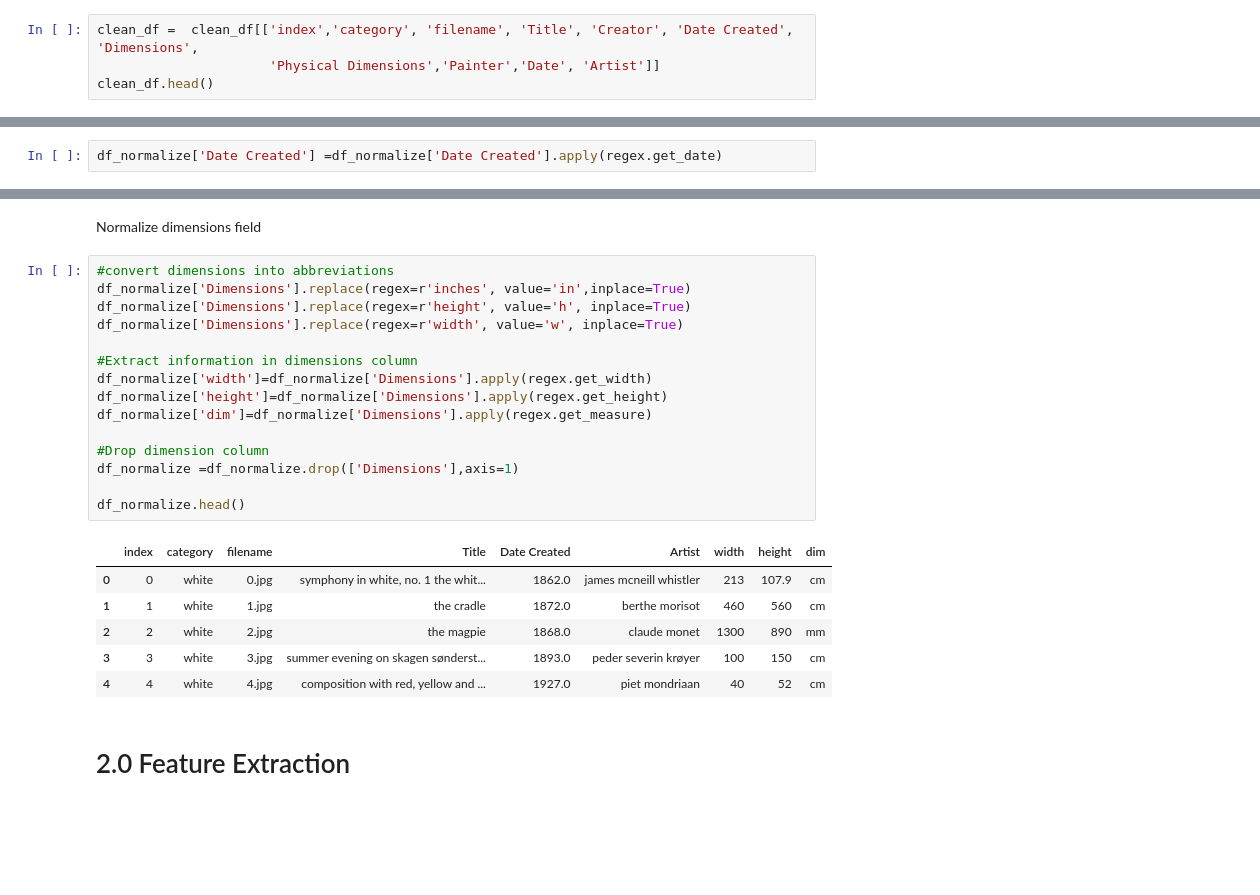
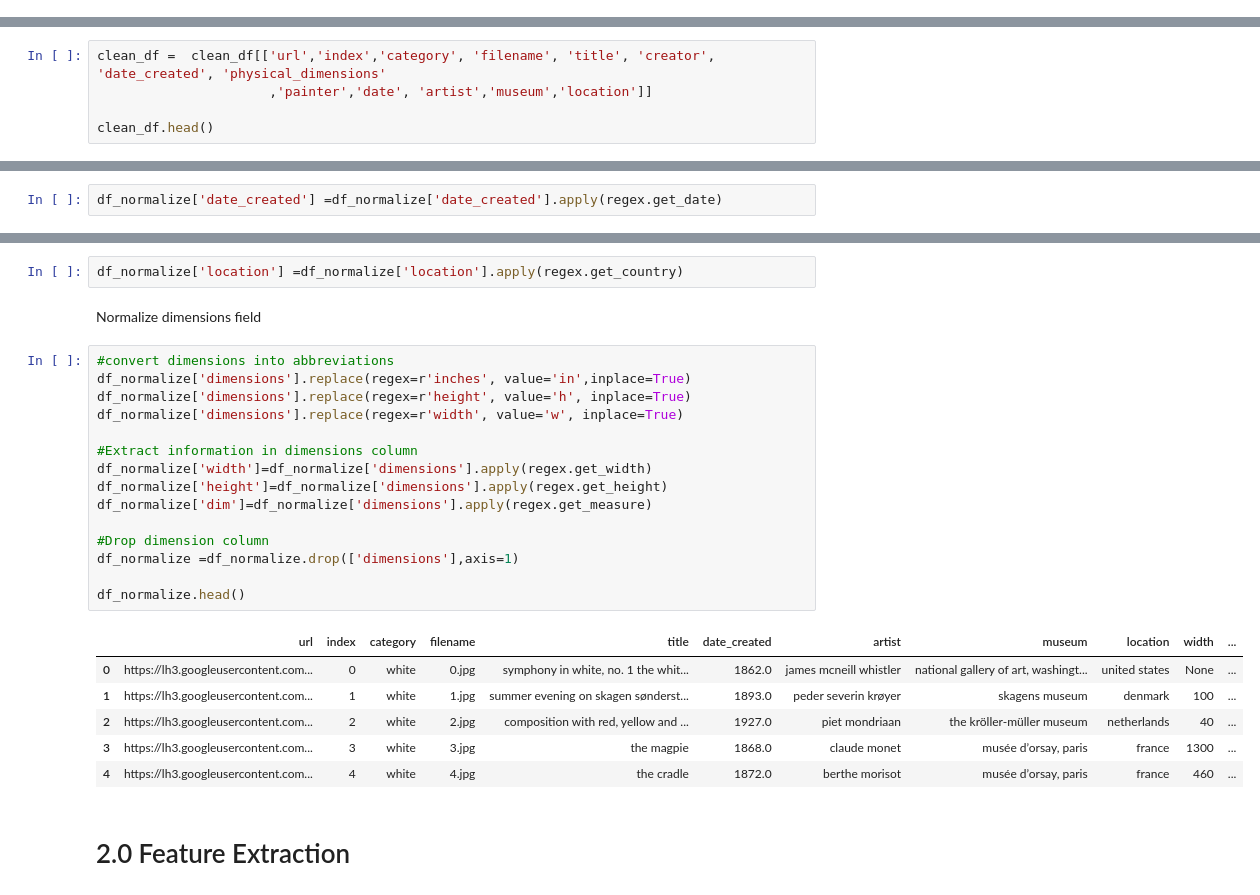
Before and after one commit to alejomaar/machine-learning, a Jupyter notebook: clasification/Google Art and Culture/notebooks/02_data_preparation.ipynb, the cells around one changed output, grey strips where cells are left out. Saved outputs shown, nothing was run; the diff lists cells and outputs as text; blank space fills up the shorter version.

Commit message:
ADD location in dataset. ADD museum in dataset . REMOVE tqdm for compatibility issues . UPDATE notebooks with updated data

```diff
--- a/clasification/Google Art and Culture/notebooks/02_data_preparation.ipynb
+++ b/clasification/Google Art and Culture/notebooks/02_data_preparation.ipynb
@@ -107,7 +112,3 @@ e.g (`Provenance`)
 
 **worthless columns**: The columns do not represent useful information that aligns with the purpose of the work.
 e.g (`Credit Line`)
-# %%
-clean_df =  clean_df[['index','category', 'filename', 'Title', 'Creator', 'Date Created', 'Dimensions',
-                      'Physical Dimensions','Painter','Date', 'Artist']]
-clean_df.head()
@@ -120,0 +115,5 @@ clean_df.head()
+# %%
+clean_df =  clean_df[['url','index','category', 'filename', 'title', 'creator', 'date_created', 'physical_dimensions'
+                      ,'painter','date', 'artist','museum','location']]
+
+clean_df.head()
@@ -192,4 +196,4 @@ df_normalize = clean_df.copy()
 # %% [markdown]
 Normalize date field
 # %%
-df_normalize['Date Created'] =df_normalize['Date Created'].apply(regex.get_date)
+df_normalize['date_created'] =df_normalize['date_created'].apply(regex.get_date)
@@ -196,27 +202,29 @@ df_normalize['Date Created'] =df_normalize['Date Created'].apply(regex.get_date)
+# %%
+df_normalize['location'] =df_normalize['location'].apply(regex.get_country)
 # %% [markdown]
 Normalize dimensions field
 # %%
 #convert dimensions into abbreviations
-df_normalize['Dimensions'].replace(regex=r'inches', value='in',inplace=True)
-df_normalize['Dimensions'].replace(regex=r'height', value='h', inplace=True)
-df_normalize['Dimensions'].replace(regex=r'width', value='w', inplace=True)
+df_normalize['dimensions'].replace(regex=r'inches', value='in',inplace=True)
+df_normalize['dimensions'].replace(regex=r'height', value='h', inplace=True)
+df_normalize['dimensions'].replace(regex=r'width', value='w', inplace=True)
 
 #Extract information in dimensions column
-df_normalize['width']=df_normalize['Dimensions'].apply(regex.get_width)
-df_normalize['height']=df_normalize['Dimensions'].apply(regex.get_height)
-df_normalize['dim']=df_normalize['Dimensions'].apply(regex.get_measure)
+df_normalize['width']=df_normalize['dimensions'].apply(regex.get_width)
+df_normalize['height']=df_normalize['dimensions'].apply(regex.get_height)
+df_normalize['dim']=df_normalize['dimensions'].apply(regex.get_measure)
 
 #Drop dimension column
-df_normalize =df_normalize.drop(['Dimensions'],axis=1)
+df_normalize =df_normalize.drop(['dimensions'],axis=1)
 
 df_normalize.head()
 # %% [output]
-|  | index | category | filename | Title | Date Created | Artist | width | height | dim |
-| 0 | 0 | white | 0.jpg | symphony in white, no. 1 the whit... | 1862.0 | james mcneill whistler | 213 | 107.9 | cm |
-| 1 | 1 | white | 1.jpg | the cradle | 1872.0 | berthe morisot | 460 | 560 | cm |
-| 2 | 2 | white | 2.jpg | the magpie | 1868.0 | claude monet | 1300 | 890 | mm |
-| 3 | 3 | white | 3.jpg | summer evening on skagen sønderst... | 1893.0 | peder severin krøyer | 100 | 150 | cm |
-| 4 | 4 | white | 4.jpg | composition with red, yellow and ... | 1927.0 | piet mondriaan | 40 | 52 | cm |
+|  | url | index | category | filename | title | date_created | artist | museum | location | width | ... |
+| 0 | https://lh3.googleusercontent.com... | 0 | white | 0.jpg | symphony in white, no. 1 the whit... | 1862.0 | james mcneill whistler | national gallery of art, washingt... | united states | None | ... |
+| 1 | https://lh3.googleusercontent.com... | 1 | white | 1.jpg | summer evening on skagen sønderst... | 1893.0 | peder severin krøyer | skagens museum | denmark | 100 | ... |
+| 2 | https://lh3.googleusercontent.com... | 2 | white | 2.jpg | composition with red, yellow and ... | 1927.0 | piet mondriaan | the kröller-müller museum | netherlands | 40 | ... |
+| 3 | https://lh3.googleusercontent.com... | 3 | white | 3.jpg | the magpie | 1868.0 | claude monet | musée d’orsay, paris | france | 1300 | ... |
+| 4 | https://lh3.googleusercontent.com... | 4 | white | 4.jpg | the cradle | 1872.0 | berthe morisot | musée d’orsay, paris | france | 460 | ... |
 # %% [markdown]
 # 2.0 Feature Extraction
 # %%
```
Also changed, not shown: parts of 18 cells of this notebook, 15 other files.
